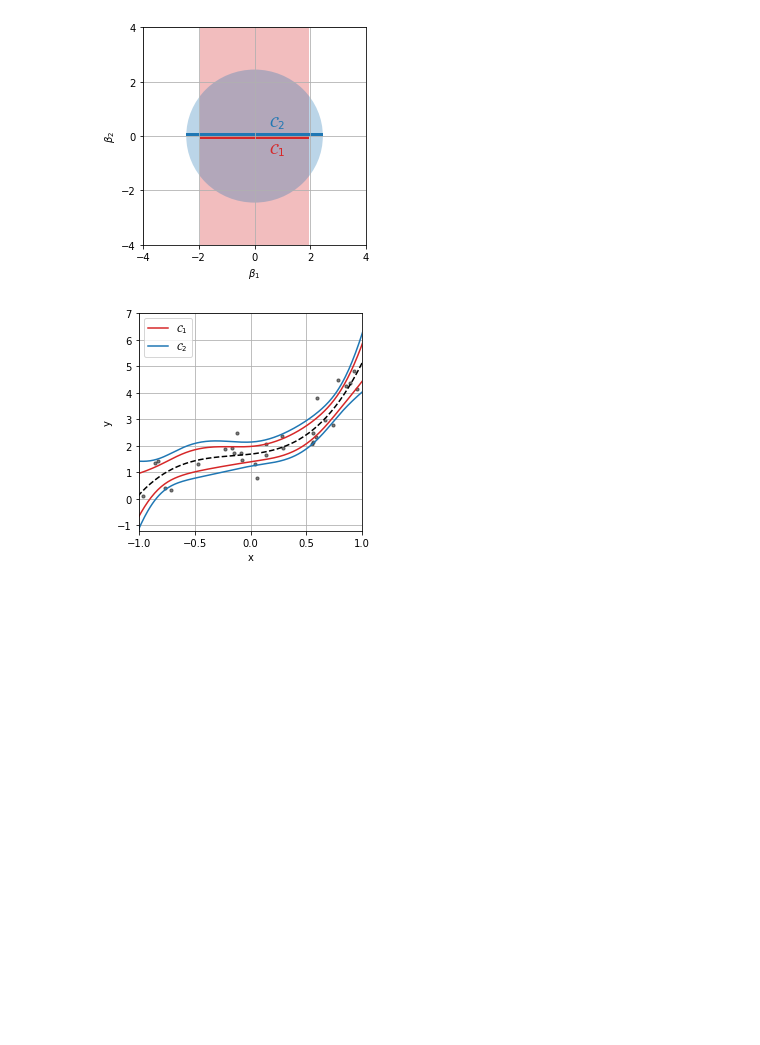
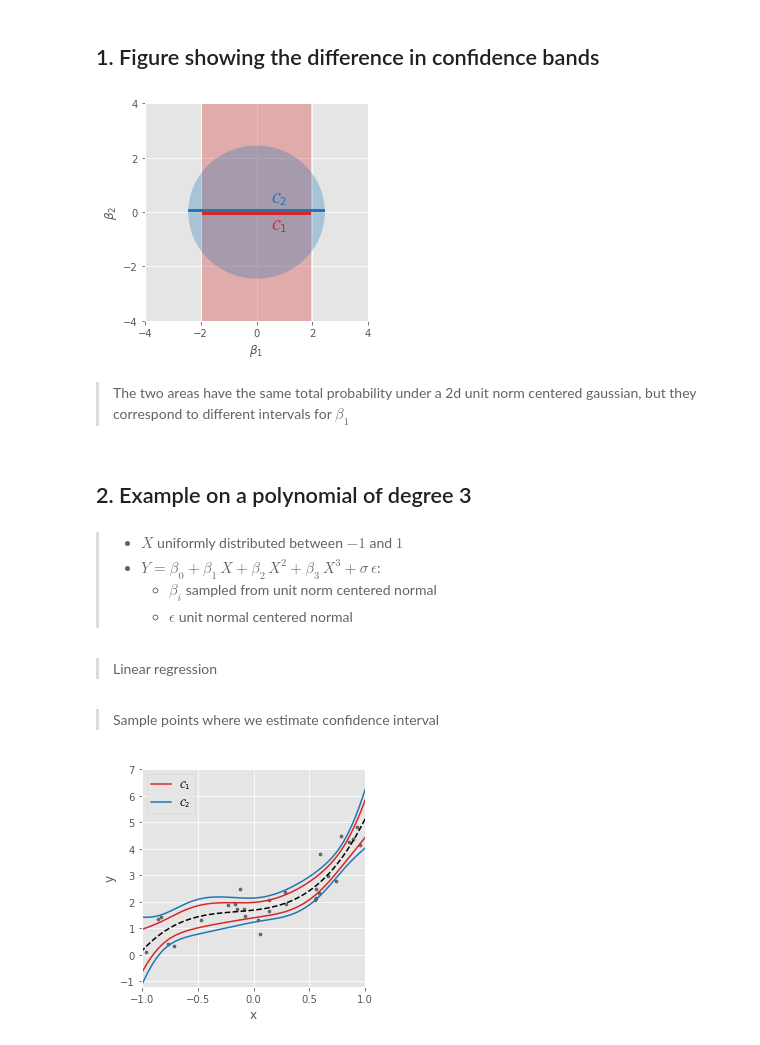
Before and after one commit to battarra/ESLEx, a Jupyter notebook: notebooks/chapter3/E3p2.ipynb, the cells around one changed output. Drawn from its saved outputs; the diff is of its cells as text; code cells hidden in the pictures; blank space fills up the shorter version.

```diff
--- a/notebooks/chapter3/E3p2.ipynb
+++ b/notebooks/chapter3/E3p2.ipynb
@@ -13,0 +19,5 @@ import numpy as np
+# %%
+# matplotlib styling
+
+#plt.style.available[:20]
+plt.style.use('ggplot')
@@ -14,3 +33,5 @@ import numpy as np
+# %% [markdown]
+## 1. Figure showing the difference in confidence bands
 # %%
 figWidth = 4
 figHeight = 4
@@ -20,11 +41,11 @@ ax = fig.add_subplot(111)
 chi1 = np.sqrt(sts.chi2.ppf(0.95, 1, loc=0, scale=1))
 chi2 = np.sqrt(sts.chi2.ppf(0.95, 2, loc=0, scale=1))
 
-r1 = ptc.Rectangle((-chi1, -4), width = 2 * chi1, height = 8)
-r2 = ptc.Circle((0, 0), radius = chi2)
+r1 = Rectangle((-chi1, -4), width = 2 * chi1, height = 8)
+r2 = Circle((0, 0), radius = chi2)
 
-b1 = ptc.Rectangle((-chi1, -0.1), width = 2 * chi1, height = 0.1)
-b2 = ptc.Rectangle((-chi2, 0), width = 2 * chi2, height = 0.1)
+b1 = Rectangle((-chi1, -0.1), width = 2 * chi1, height = 0.1)
+b2 = Rectangle((-chi2, 0), width = 2 * chi2, height = 0.1)
 
 p1 = PatchCollection([r1], facecolor='tab:red', edgecolor='None', alpha=0.3)
 p2 = PatchCollection([r2], facecolor='tab:blue', edgecolor='None', alpha=0.3)
@@ -54,7 +75,16 @@ plt.show()
 
 #ax.get_figure().savefig(str(Path(os.getcwd()).parent.parent) + '/ESLExLatex/Figures/E3p2_A.pdf', bbox_inches='tight', pad_inches = 0)
 # %% [output]
-[figure, old version]
+[figure, new version]
+# %% [markdown]
+> The two areas have the same total probability under a 2d unit norm centered gaussian, but they correspond to different intervals for $\beta_1$
+# %% [markdown]
+## 2. Example on a polynomial of degree 3
+# %% [markdown]
+> - $X$ uniformly distributed between $-1$ and $1$
+> - $Y = \beta_0 + \beta_1\, X + \beta_2\, X^2 + \beta_3\, X^3 + \sigma\, \epsilon$:
+>   - $\beta_i$ sampled from unit norm centered normal
+>   - $\epsilon$ unit normal centered normal
 # %%
 # example:
 np.random.seed(0)
@@ -65,8 +95,10 @@ N = 30
 p = 3
 X_1 = np.random.uniform(low = -1.0, high = 1.0, size = N)
 
-X = np.zeros((N, 4)) + 1
+X = np.ones((N, 4))
 for k in range(1, 4):
     X[:,k] = X[:,k - 1] * X_1
 
 Y = np.dot(X, beta) + sigma * np.random.randn(N)
+# %% [markdown]
+> Linear regression
@@ -72,0 +112,2 @@ Y = np.dot(X, beta) + sigma * np.random.randn(N)
+# %% [markdown]
+> Sample points where we estimate confidence interval
@@ -100,26 +136,26 @@ globalBandSide = np.sqrt(sigma2hat * chi_4_95 * np.sum(X0test_Qm * X0test_Qm, ax
 # %%
 figWidth = 4
 figHeight = 4
 fig = plt.figure(figsize=(figWidth,figHeight))
 ax = fig.add_subplot(111)
 
 ax.scatter(X_1, Y, s = 10, color = 'black', alpha = 0.5)
-ax.plot(x0test, YhatTest, '--', color = 'black')
-ax.plot(x0test, YhatTest + pointBandSide, color = 'tab:red', label=r'$\mathcal{C}_1$')
-ax.plot(x0test, YhatTest - pointBandSide, color = 'tab:red')
-ax.plot(x0test, YhatTest + globalBandSide, color = 'tab:blue', label=r'$\mathcal{C}_2$')
-ax.plot(x0test, YhatTest - globalBandSide, color = 'tab:blue')
+ax.plot(x0test, YhatTest, color = 'black', **plt_style('dashed'))
+ax.plot(x0test, YhatTest + pointBandSide, label=r'$\mathcal{C}_1$', **plt_style('color2'))
+ax.plot(x0test, YhatTest - pointBandSide, **plt_style('color2'))
+ax.plot(x0test, YhatTest + globalBandSide, label=r'$\mathcal{C}_2$', **plt_style('color1'))
+ax.plot(x0test, YhatTest - globalBandSide, **plt_style('color1'))
 
 
 ax.set_xlabel(r"x")
 ax.set_ylabel(r'y')
 
 ax.set_xlim([-1, 1])
 ax.set_ylim([-1.2, 7])
 
 ax.grid(True, which='both')
 ax.legend()
-#ax.get_figure().savefig(str(Path(os.getcwd()).parent.parent) + '/ESLExLatex/Figures/E3p2_B.pdf', bbox_inches='tight', pad_inches = 0)
+ax.get_figure().savefig('../../notes/Figures/E3p2_B.pdf', bbox_inches='tight', pad_inches = 0)
 plt.show()
 # %% [output]
-[figure, old version]
+[figure, new version]
```
Also changed, not shown: parts of 10 cells of this notebook, 20 other files.
